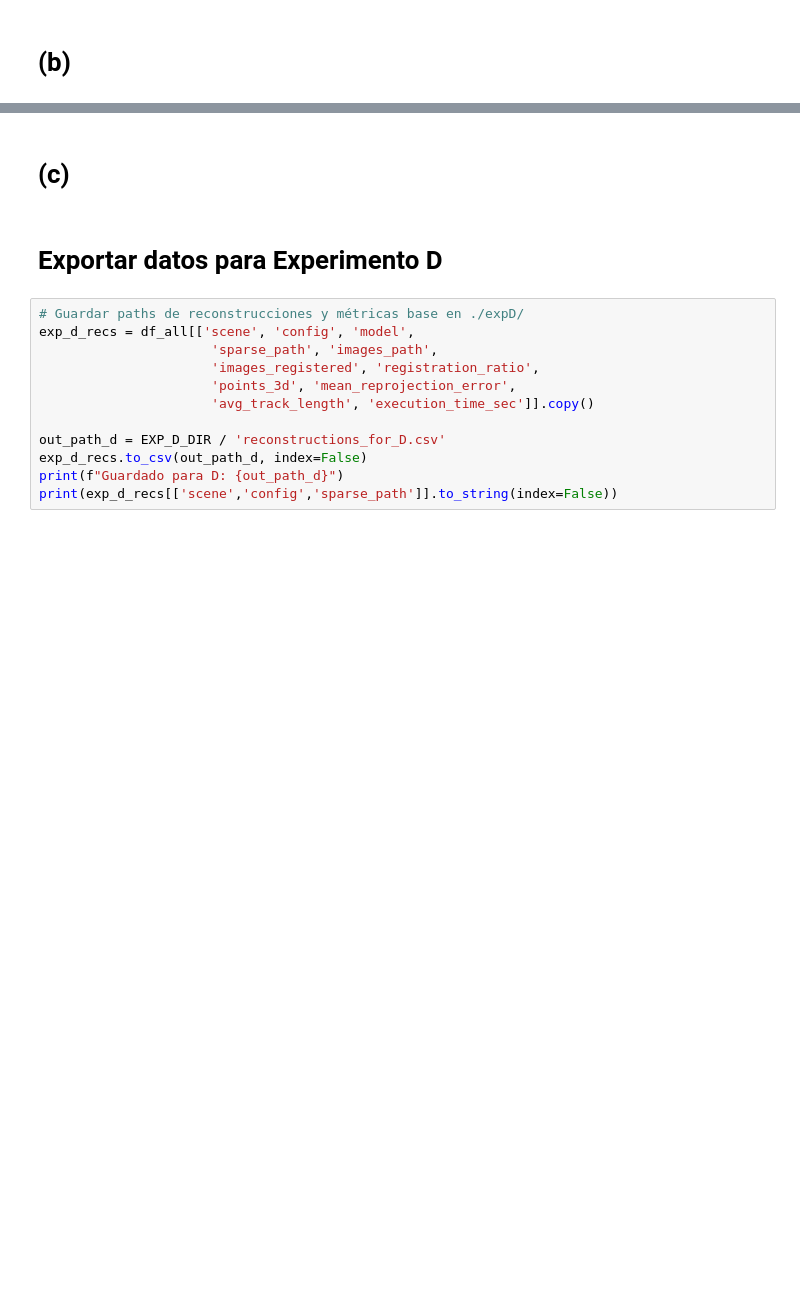
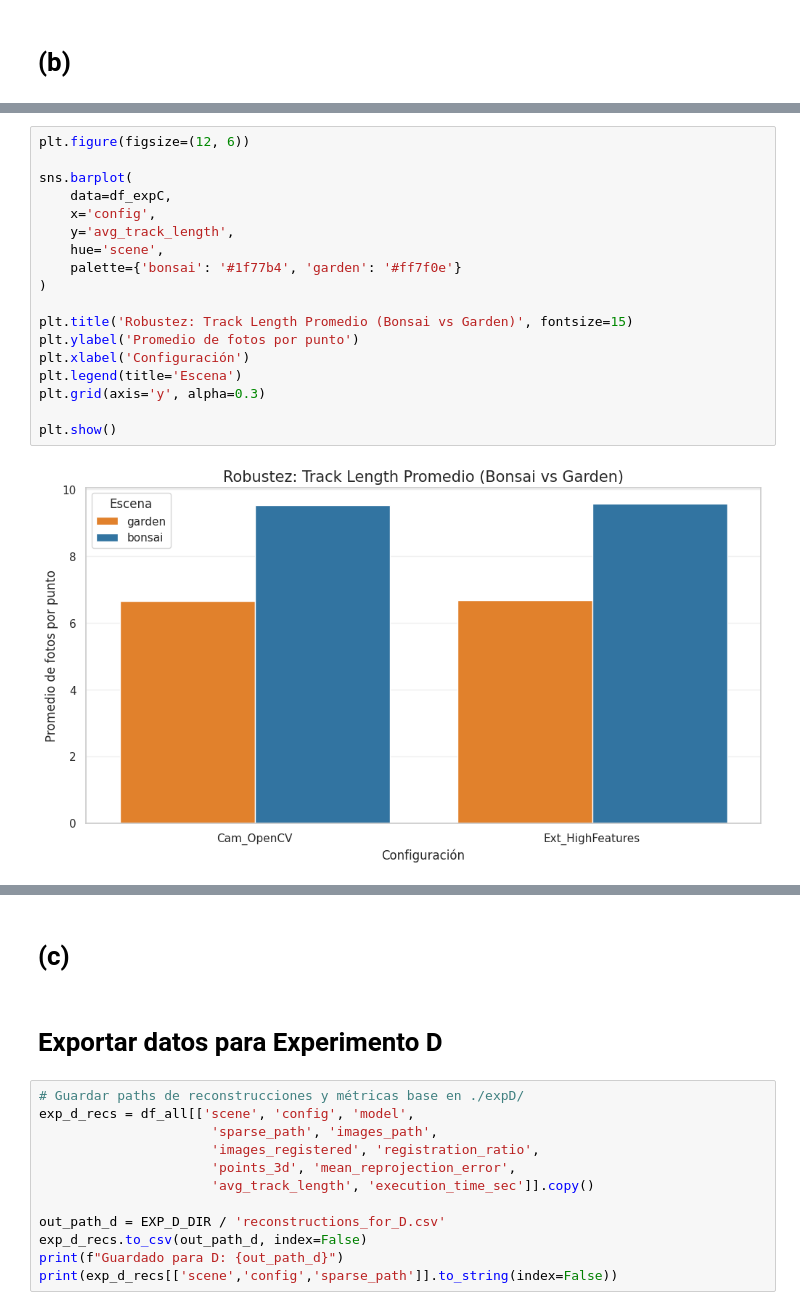
Before and after one commit to Flo-aq/IIC3912-2026-1-T2, a Jupyter notebook: Experiment_C.ipynb, the cells around one changed output, grey strips where cells are left out. Drawn from its saved outputs; the diff is of its cells as text; blank space fills up the shorter version.

```diff
--- a/Experiment_C.ipynb
+++ b/Experiment_C.ipynb
@@ -453,0 +677,20 @@ mostrar_tabla_escena(df_all, "garden")
+# %%
+plt.figure(figsize=(12, 6))
+
+sns.barplot(
+    data=df_expC,
+    x='config',
+    y='avg_track_length',
+    hue='scene',
+    palette={'bonsai': '#1f77b4', 'garden': '#ff7f0e'}
+)
+
+plt.title('Robustez: Track Length Promedio (Bonsai vs Garden)', fontsize=15)
+plt.ylabel('Promedio de fotos por punto')
+plt.xlabel('Configuración')
+plt.legend(title='Escena')
+plt.grid(axis='y', alpha=0.3)
+
+plt.show()
+# %% [output]
+[figure, added]
```
Also changed, not shown: parts of 14 cells of this notebook, 13 other files.
